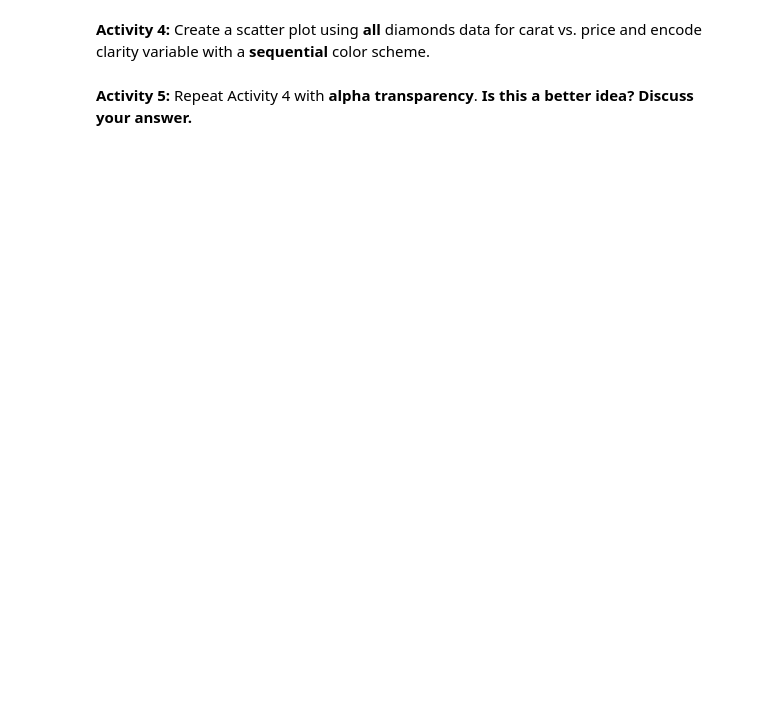
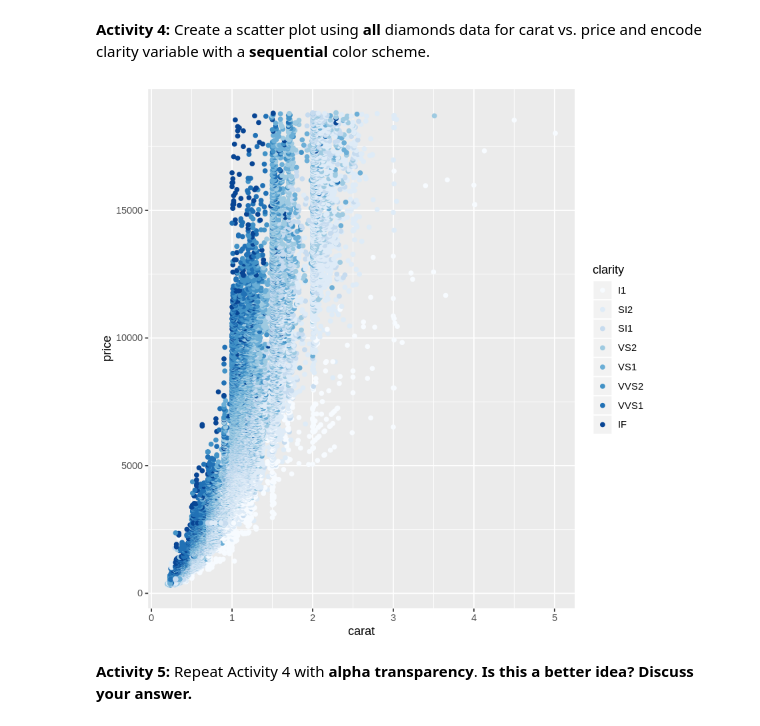
Before and after one commit to BlakeBigG/Big_Data_Visualization_MS, a Jupyter notebook: modules/module2/exercises/L2_Exercise.ipynb, the cells around one changed output. Saved outputs shown, nothing was run; the diff lists cells and outputs as text; code cells hidden in the pictures; blank space fills up the shorter version.

```diff
--- a/modules/module2/exercises/L2_Exercise.ipynb
+++ b/modules/module2/exercises/L2_Exercise.ipynb
@@ -28,3 +63,11 @@ data=diamonds[,c("carat","depth","price","table")]
+# %%
+## Your answer for activity 4 goes here ---
+data <- diamonds[,c("carat","clarity","price")]
+gp <- ggplot(data, aes(x=carat, y=price, color=clarity
+                        )) + geom_point()
+gp + scale_colour_brewer(type="seq", palette=1)
+# %% [output]
+[figure, added]
 # %% [markdown]
 **Activity 5:** Repeat Activity 4 with **alpha transparency**. **Is this a better idea? Discuss your answer.**
 # %%
```
Also changed, not shown: parts of 8 cells of this notebook, 1 other file.
